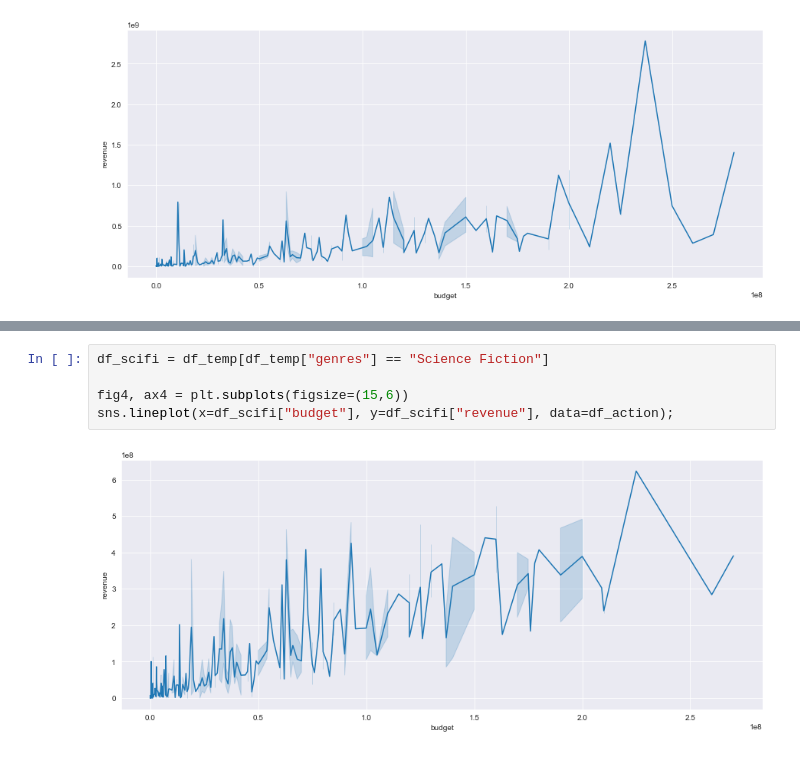
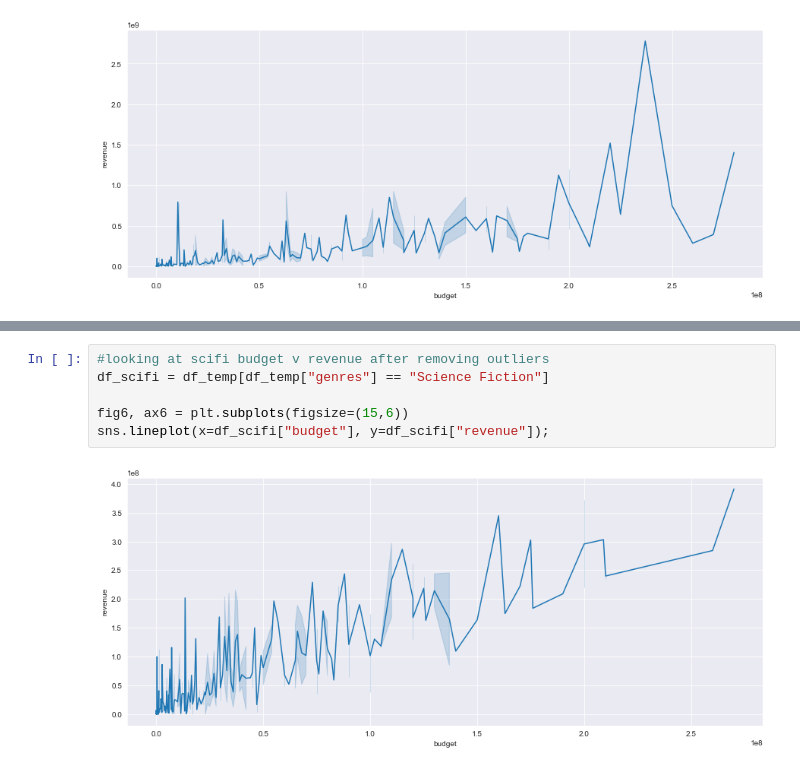
Before and after one commit to krbendol/movie_analysis_Microsoft, a Jupyter notebook: Data_Work.ipynb, the cells around one changed output, grey strips where cells are left out. Cells and saved outputs as stored; diff of their text form.

Commit message:
messing with z-score and graphs

```diff
--- a/Data_Work.ipynb
+++ b/Data_Work.ipynb
@@ -177,7 +177,8 @@ sns.boxplot(x=df_temp["profit"], y=df_temp["genres"]);
 # %%
+#looking at scifi budget v revenue after removing outliers
 df_scifi = df_temp[df_temp["genres"] == "Science Fiction"]
 
-fig4, ax4 = plt.subplots(figsize=(15,6))
-sns.lineplot(x=df_scifi["budget"], y=df_scifi["revenue"], data=df_action);
+fig6, ax6 = plt.subplots(figsize=(15,6))
+sns.lineplot(x=df_scifi["budget"], y=df_scifi["revenue"]);
 # %% [output]
-[figure, old version]
+[figure, new version]
```
Also changed, not shown: parts of 6 cells of this notebook.
